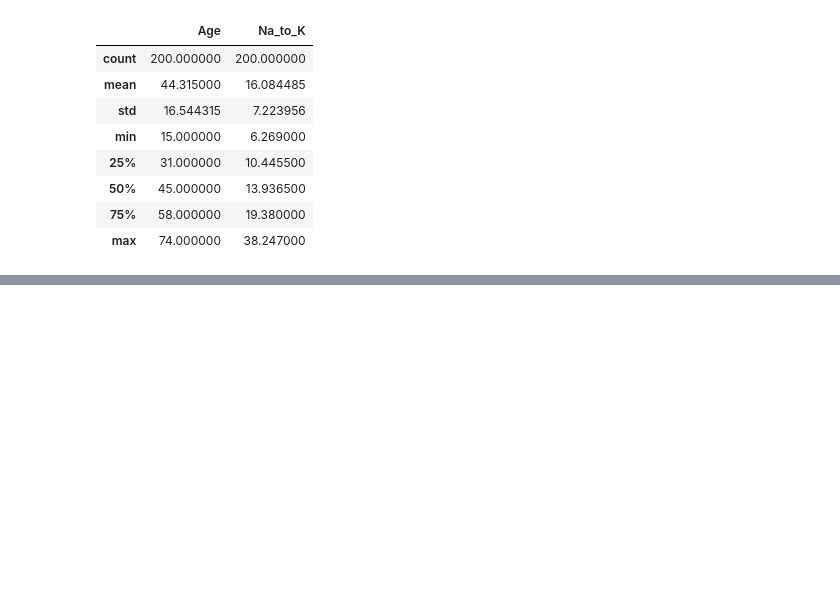
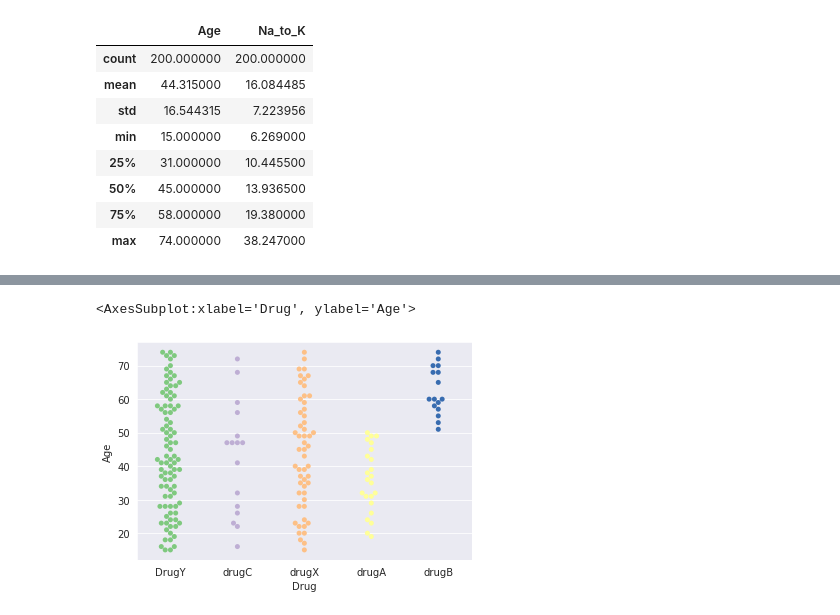
Before and after one commit to EhsanMrh/Drug-Classification, a Jupyter notebook: Project.ipynb, the cells around one changed output, grey strips where cells are left out. Drawn from its saved outputs; the diff is of its cells as text; code cells hidden in the pictures; blank space fills up the shorter version.

```diff
--- a/Project.ipynb
+++ b/Project.ipynb
@@ -47,0 +66,5 @@ dataset.describe()
+# %%
+sns.swarmplot(data = dataset, x = 'Drug', y = 'Age')
+# %% [output]
+<AxesSubplot:xlabel='Drug', ylabel='Age'>
+[figure, added]
```
Also changed, not shown: parts of 20 cells of this notebook.
